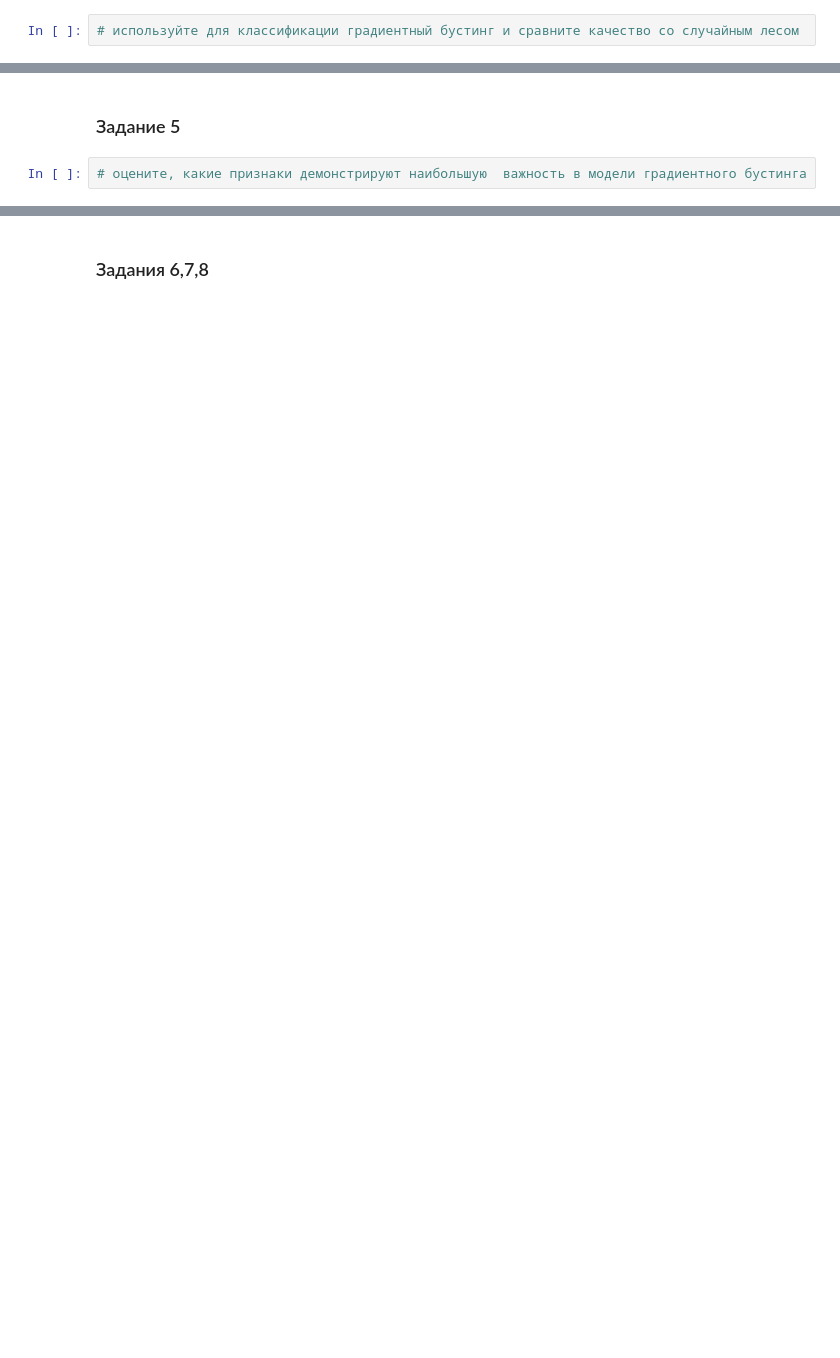
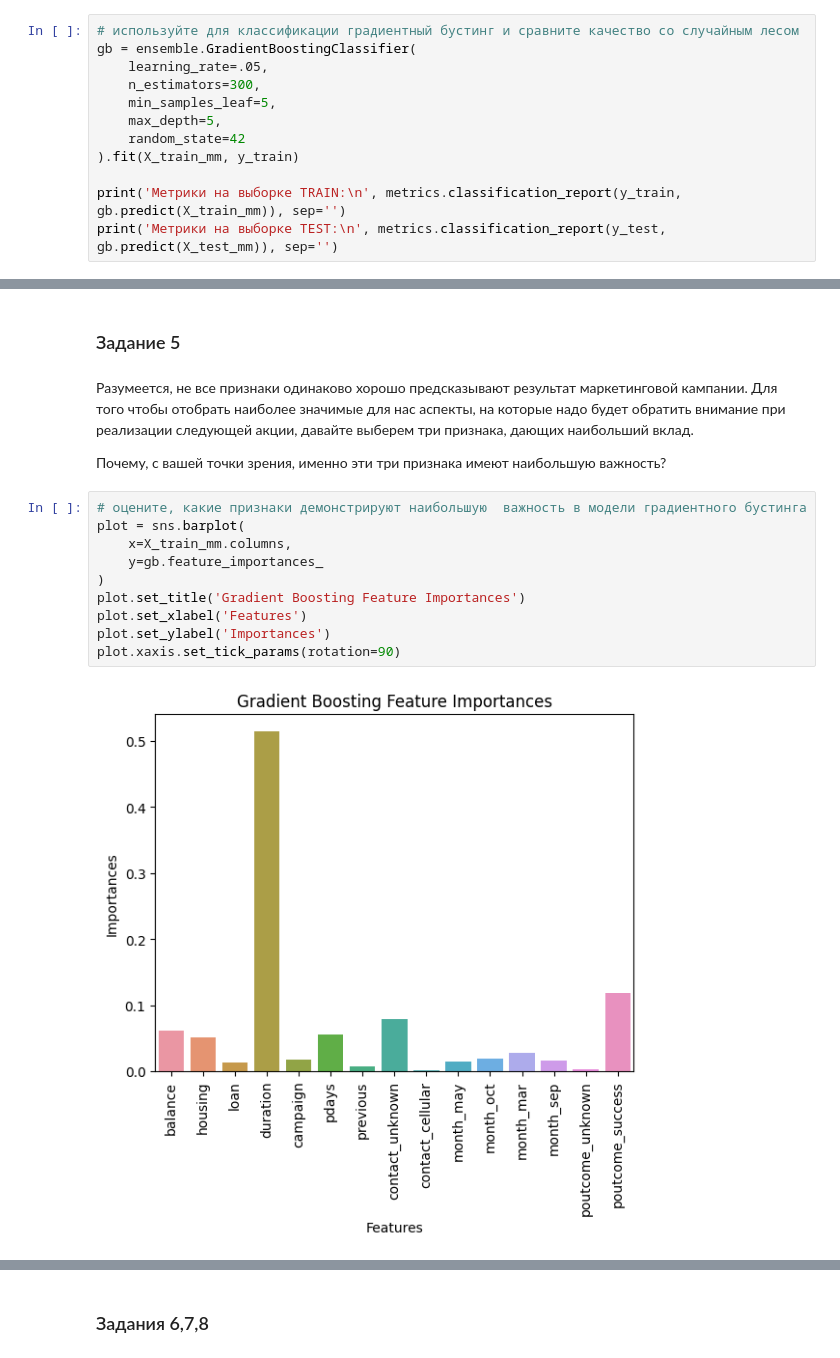
Before and after one commit to botovalex/SFDC, a Jupyter notebook: ML/Project_4_ML.ipynb, the cells around one changed output, grey strips where cells are left out. Cells and saved outputs as stored; diff of their text form; blank space fills up the shorter version.

```diff
--- a/ML/Project_4_ML.ipynb
+++ b/ML/Project_4_ML.ipynb
@@ -903,2 +952,12 @@ weighted avg       0.80      0.80      0.80      3335
 # %%
 # используйте для классификации градиентный бустинг и сравните качество со случайным лесом
+gb = ensemble.GradientBoostingClassifier(
+    learning_rate=.05,
+    n_estimators=300,
+    min_samples_leaf=5,
+    max_depth=5,
+    random_state=42
+).fit(X_train_mm, y_train)
+
+print('Метрики на выборке TRAIN:\n', metrics.classification_report(y_train, gb.predict(X_train_mm)), sep='')
+print('Метрики на выборке TEST:\n', metrics.classification_report(y_test, gb.predict(X_test_mm)), sep='')
@@ -909,4 +1025,18 @@ weighted avg       0.80      0.80      0.80      3335
 # %% [markdown]
 ### Задание 5
+# %% [markdown]
+Разумеется, не все признаки одинаково хорошо предсказывают результат маркетинговой кампании. Для того чтобы отобрать наиболее значимые для нас аспекты, на которые надо будет обратить внимание при реализации следующей акции, давайте выберем три признака, дающих наибольший вклад.
+
+Почему, с вашей точки зрения, именно эти три признака имеют наибольшую важность?
 # %%
 # оцените, какие признаки демонстрируют наибольшую  важность в модели градиентного бустинга
+plot = sns.barplot(
+    x=X_train_mm.columns,
+    y=gb.feature_importances_
+)
+plot.set_title('Gradient Boosting Feature Importances')
+plot.set_xlabel('Features')
+plot.set_ylabel('Importances')
+plot.xaxis.set_tick_params(rotation=90)
+# %% [output]
+[figure, added]
```
Also changed, not shown: parts of 17 cells of this notebook, 4 other files.
